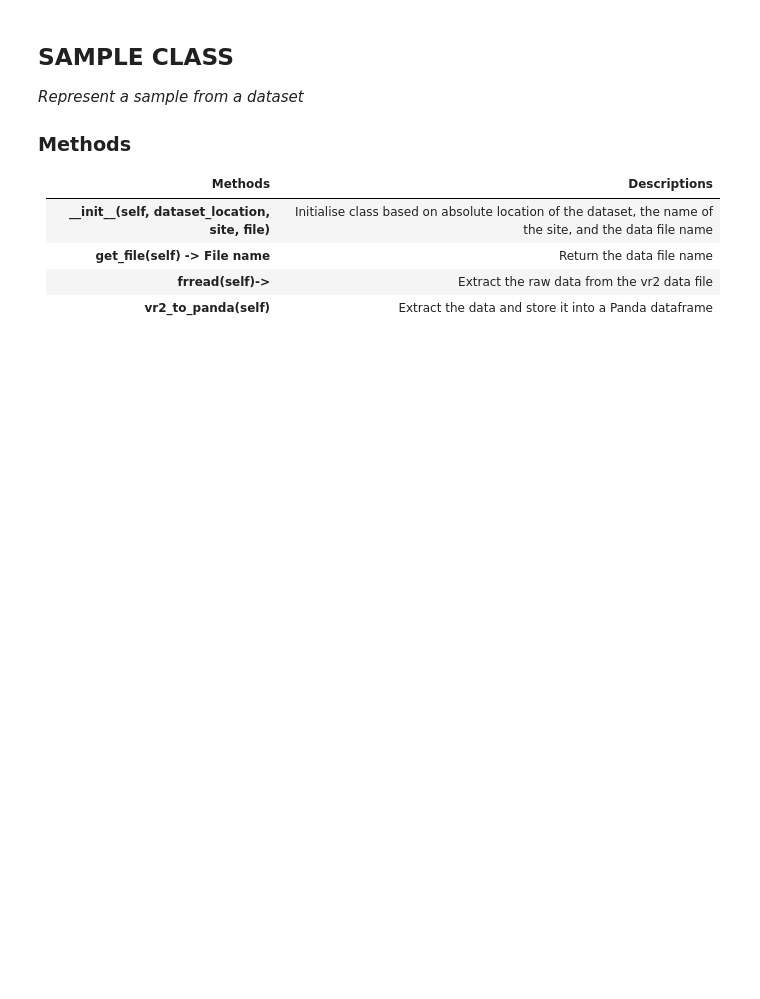
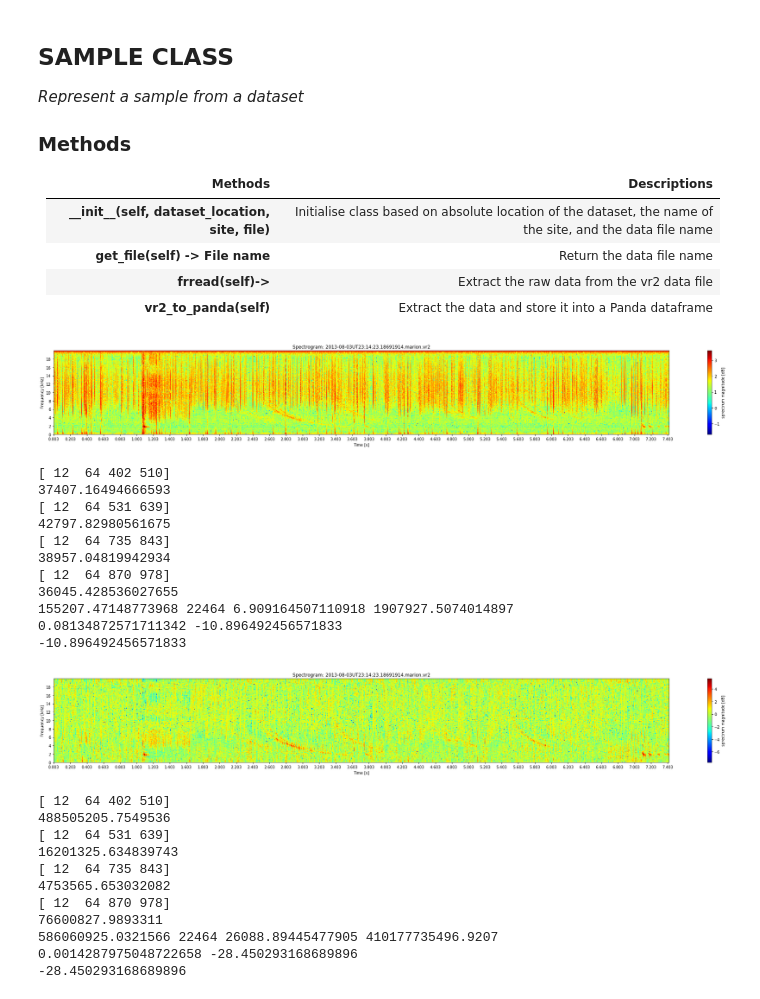
Before and after one commit to Kojey/MSc-whistler-waves-detector, a Jupyter notebook: ipy/sample.ipynb, the cells around one changed output. Drawn from its saved outputs; the diff is of its cells as text; code cells hidden in the pictures; blank space fills up the shorter version.

```diff
--- a/ipy/sample.ipynb
+++ b/ipy/sample.ipynb
@@ -786,0 +827,44 @@ class Sample(Dataset):
+# %%
+dataset_loc = os.path.join(os.getcwd().split(os.environ.get('USER'))[0],os.environ.get('USER'), 'wdml', 'data','datasets', 'awdEvents1')
+site = 'marion'
+file = '2013-07-19UT01:01:39.12931914.marion.vr2'
+file = '2013-06-25UT16:51:13.10691922.marion.vr2'
+file = '2013-08-03UT23:14:23.18691914.marion.vr2'
+my_sample = Sample(dataset_loc, site,file)
+freq_size = 4
+size = (freq_size*my_sample.get_time_freq_ratio(dec=0), freq_size)
+my_sample.spectrogram_plot(figsize=size, xlabel='Time [s]', ylabel='Frequency [kHz]',zlabel='sprectrum magnitude [dB]',
+                           xaxis=True, yaxis=True, ticks=[0.2,2],
+                           title="Spectrogram: "+my_sample.get_file(), cmap='jet', cmap_show=True)
+print(my_sample.snr())
+my_sample.apply_zscore()
+my_sample.spectrogram_plot(figsize=size, xlabel='Time [s]', ylabel='Frequency [kHz]',zlabel='sprectrum magnitude [dB]',
+                           xaxis=True, yaxis=True, ticks=[0.2,2],
+                           title="Spectrogram: "+my_sample.get_file(), cmap='jet', cmap_show=True)
+
+print(my_sample.snr())
+# %% [output]
+[figure, added]
+[ 12  64 402 510]
+37407.16494666593
+[ 12  64 531 639]
+42797.82980561675
+[ 12  64 735 843]
+38957.04819942934
+[ 12  64 870 978]
+36045.428536027655
+155207.47148773968 22464 6.909164507110918 1907927.5074014897
+0.08134872571711342 -10.896492456571833
+-10.896492456571833
+[figure, added]
+[ 12  64 402 510]
+488505205.7549536
+[ 12  64 531 639]
+16201325.634839743
+[ 12  64 735 843]
+4753565.653032082
+[ 12  64 870 978]
+76600827.9893311
+586060925.0321566 22464 26088.89445477905 410177735496.9207
+0.0014287975048722658 -28.450293168689896
+-28.450293168689896
```
Also changed, not shown: parts of 1 cell of this notebook, 6 other files.
